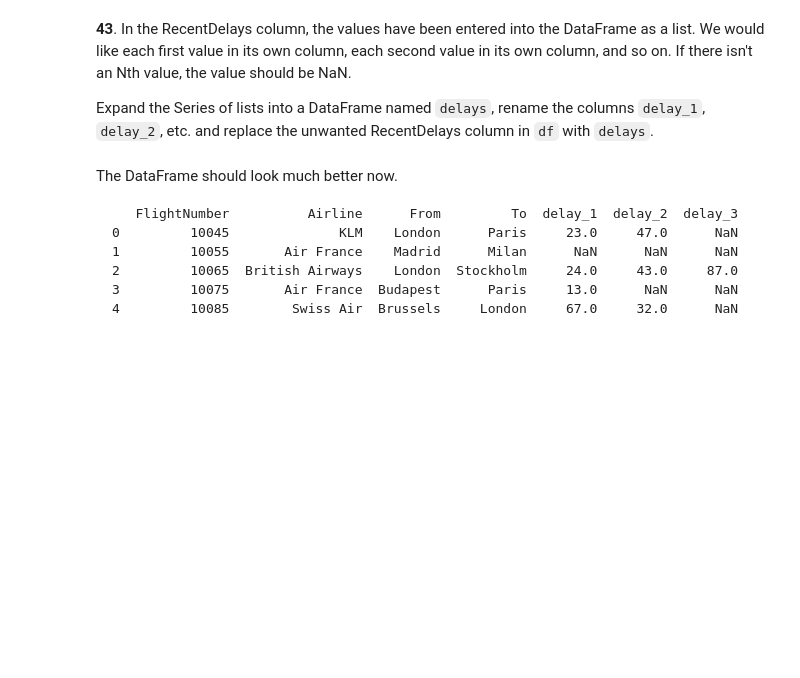
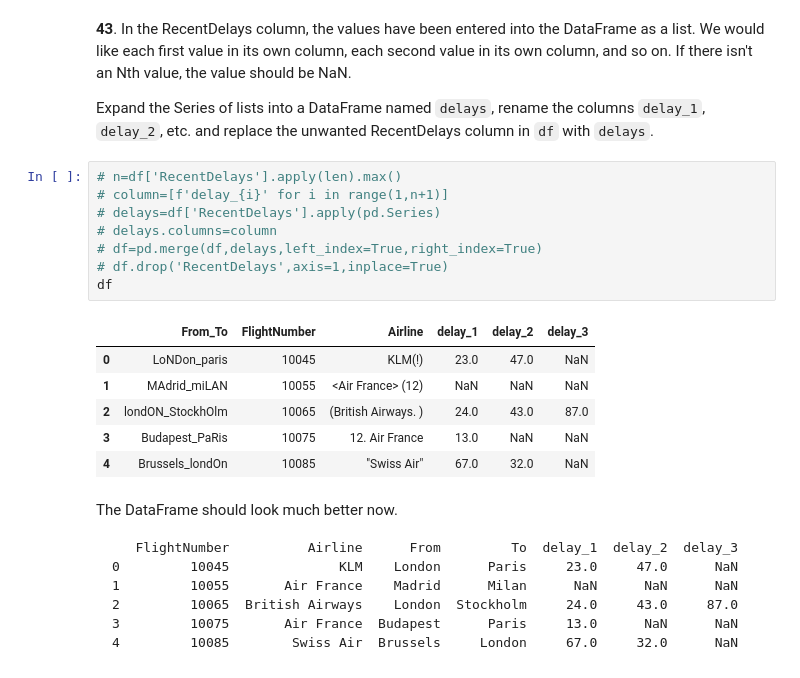
Before and after one commit to tanvirahmed1732/Practice, a Jupyter notebook: Data Science/Pandas/100 Pandas Puzzles/100-pandas-puzzles.ipynb, the cells around one changed output. Saved outputs shown, nothing was run; the diff lists cells and outputs as text; blank space fills up the shorter version.

````diff
--- a/Data Science/Pandas/100 Pandas Puzzles/100-pandas-puzzles.ipynb
+++ b/Data Science/Pandas/100 Pandas Puzzles/100-pandas-puzzles.ipynb
@@ -846,6 +846,21 @@ df
 **43**. In the RecentDelays column, the values have been entered into the DataFrame as a list. We would like each first value in its own column, each second value in its own column, and so on. If there isn't an Nth value, the value should be NaN.
 
 Expand the Series of lists into a DataFrame named `delays`, rename the columns `delay_1`, `delay_2`, etc. and replace the unwanted RecentDelays column in `df` with `delays`.
+# %%
+# n=df['RecentDelays'].apply(len).max()
+# column=[f'delay_{i}' for i in range(1,n+1)]
+# delays=df['RecentDelays'].apply(pd.Series)
+# delays.columns=column
+# df=pd.merge(df,delays,left_index=True,right_index=True)
+# df.drop('RecentDelays',axis=1,inplace=True)
+df
+# %% [output]
+|  | From_To | FlightNumber | Airline | delay_1 | delay_2 | delay_3 |
+| 0 | LoNDon_paris | 10045 | KLM(!) | 23.0 | 47.0 | NaN |
+| 1 | MAdrid_miLAN | 10055 | <Air France> (12) | NaN | NaN | NaN |
+| 2 | londON_StockhOlm | 10065 | (British Airways. ) | 24.0 | 43.0 | 87.0 |
+| 3 | Budapest_PaRis | 10075 | 12. Air France | 13.0 | NaN | NaN |
+| 4 | Brussels_londOn | 10085 | "Swiss Air" | 67.0 | 32.0 | NaN |
 # %% [markdown]
 The DataFrame should look much better now.
 ```
````
Also changed, not shown: 1 other file.
